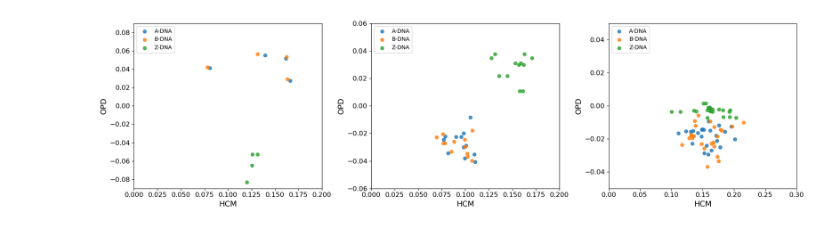
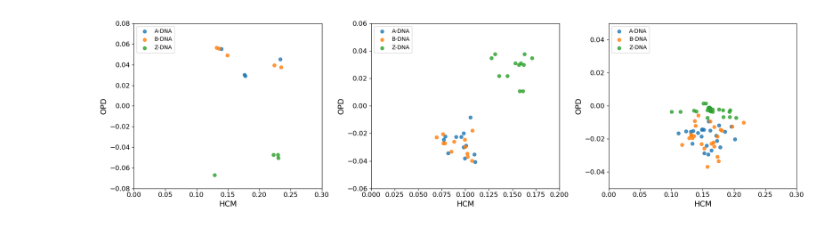
Before and after one commit to Neel2356/chiral-zeros, a Jupyter notebook: DNA/Multiscale_HCM.ipynb, the cells around one changed output. Cells and saved outputs as stored; diff of their text form; code cells hidden in the pictures.

```diff
--- a/DNA/Multiscale_HCM.ipynb
+++ b/DNA/Multiscale_HCM.ipynb
@@ -299,0 +245,28 @@ whole_opds.to_csv('whole_opds.csv')
+# %%
+all_ntide_coords = [[] for _ in pdb_files]
+for jj in range(len(pdb_files)):
+# jj = 0
+    pdb_name = pdb_files[jj]
+    coord = PandasPdb()
+    coord.read_pdb(pdb_name)
+    atoms = coord.df['ATOM']
+
+    unique_res = atoms[['residue_number', 'segment_id']].drop_duplicates(ignore_index=True)
+    ntide_coords = []
+    for ii in unique_res.index:
+        ntide = atoms.query('residue_number == %d & segment_id == "%s"' %(unique_res.loc[ii, 'residue_number'], unique_res.loc[ii, 'segment_id'])).reset_index()
+        all_ntide_coords[jj].append(np.average(ntide[['x_coord', 'y_coord', 'z_coord']].to_numpy(), axis=0, weights=[MW[_] for _ in ntide['element_symbol']]))
+
+    all_ntide_coords[jj] = np.array(all_ntide_coords[jj])
+# %%
+chain_hcms = np.asarray([hcm(_) for _ in all_ntide_coords])
+chain_opds = np.asarray([osipov_whole(_) for _ in all_ntide_coords])
+# %%
+a_chain_hcms = [chain_hcms[_] for _ in [0,2,4,6]]
+a_chain_opds = [chain_opds[_] for _ in [0,2,4,6]]
+
+b_chain_hcms = [chain_hcms[_] for _ in [1,3,5,7,8]]
+b_chain_opds = [chain_opds[_] for _ in [1,3,5,7,8]]
+
+z_chain_hcms = [chain_hcms[_] for _ in [9,10,11,12]]
+z_chain_opds = [chain_opds[_] for _ in [9,10,11,12]]
@@ -302,16 +300,12 @@ fsize = 14
 fig = plt.figure(figsize=(18,5))
 ax1 = fig.add_subplot(1,3,1)
 
-# ax1.scatter(whole_hcms.loc['ntide', 'A-DNA hcm'], whole_opds.loc['ntide', 'A-DNA opd'], alpha=0.8)
-# ax1.scatter(whole_hcms.loc['ntide', 'B-DNA hcm'], whole_opds.loc['ntide', 'B-DNA opd'], alpha=0.8)
-# ax1.scatter(whole_hcms.loc['ntide', 'Z-DNA hcm'], whole_opds.loc['ntide', 'Z-DNA opd'], alpha=0.8)
+ax1.scatter(a_chain_hcms, a_chain_opds, alpha=0.8)
+ax1.scatter(b_chain_hcms, b_chain_opds, alpha=0.8)
+ax1.scatter(z_chain_hcms, z_chain_opds, alpha=0.8)
 
-ax1.scatter(whole_hcms.loc[:, 'A-DNA hcm'], whole_opds.loc[:, 'A-DNA opd'], alpha=0.8)
-ax1.scatter(whole_hcms.loc[:, 'B-DNA hcm'], whole_opds.loc[:, 'B-DNA opd'], alpha=0.8)
-ax1.scatter(whole_hcms.loc[:, 'Z-DNA hcm'], whole_opds.loc[:, 'Z-DNA opd'], alpha=0.8)
-
-ax1.set_xlim(0, 0.2)
-ax1.set_ylim(-0.09, 0.09)
+ax1.set_xlim(0, 0.3)
+ax1.set_ylim(-0.08, 0.08)
 ax1.legend(['A-DNA', 'B-DNA', 'Z-DNA'], loc='upper left')
 ax1.set_xlabel('HCM', fontsize=fsize)
 ax1.set_ylabel('OPD', fontsize=fsize)
@@ -322,32 +316,33 @@ ax2 = fig.add_subplot(1,3,2)
 
 ax2.scatter(ADNA_base_pairs_hcm, ADNA_base_pairs_opd, alpha=0.8)
 ax2.scatter(BDNA_base_pairs_hcm, BDNA_base_pairs_opd, alpha=0.8)
 ax2.scatter(ZDNA_base_pairs_hcm, ZDNA_base_pairs_opd, alpha=0.8)
 
 ax2.set_xlim(0, 0.2)
 ax2.set_ylim(-0.06, 0.06)
 ax2.legend(['A-DNA', 'B-DNA', 'Z-DNA'], loc='upper left')
 ax2.set_xlabel('HCM', fontsize=fsize)
 ax2.set_ylabel('OPD', fontsize=fsize)
 ax2.tick_params(axis='both', which='major', labelsize=12)
 ax2.tick_params(axis='both', which='minor', labelsize=12)
 
 ax3 = fig.add_subplot(1,3,3)
 
 ax3.scatter(ADNA_base_hcm, ADNA_base_opd, alpha=0.8)
 ax3.scatter(BDNA_base_hcm, BDNA_base_opd, alpha=0.8)
 ax3.scatter(ZDNA_base_hcm, ZDNA_base_opd, alpha=0.8)
 
 ax3.set_xlim(0, 0.3)
 ax3.set_ylim(-0.05, 0.05)
 ax3.legend(['A-DNA', 'B-DNA', 'Z-DNA'], loc='upper left')
 ax3.set_xlabel('HCM', fontsize=fsize)
 ax3.set_ylabel('OPD', fontsize=fsize)
 ax3.tick_params(axis='both', which='major', labelsize=12)
 ax3.tick_params(axis='both', which='minor', labelsize=12)
 
 plt.tight_layout()
+plt.savefig('dna.png', dpi=600)
 plt.show()
 # %% [output]
-[figure, old version]
+[figure, new version]
 # %%
```
Also changed, not shown: parts of 12 cells of this notebook.
